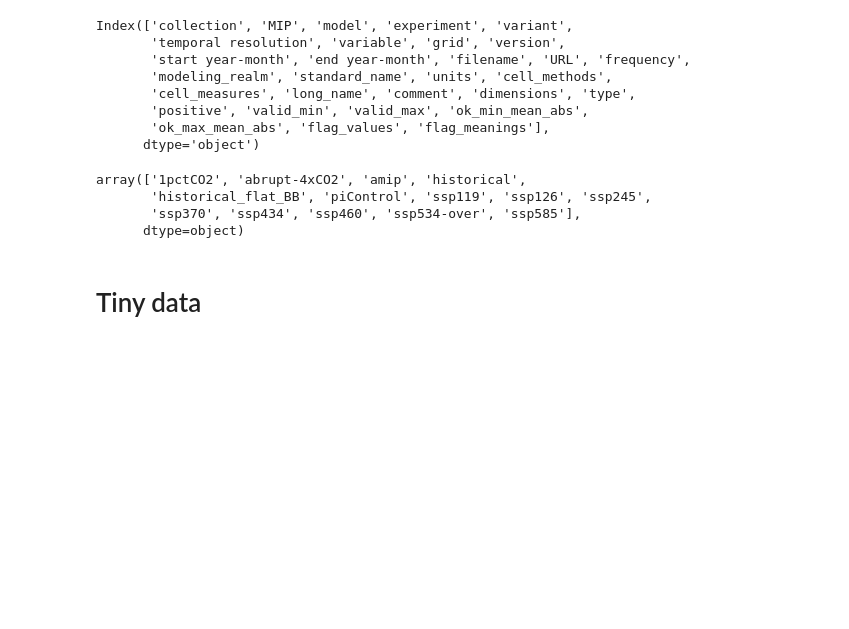
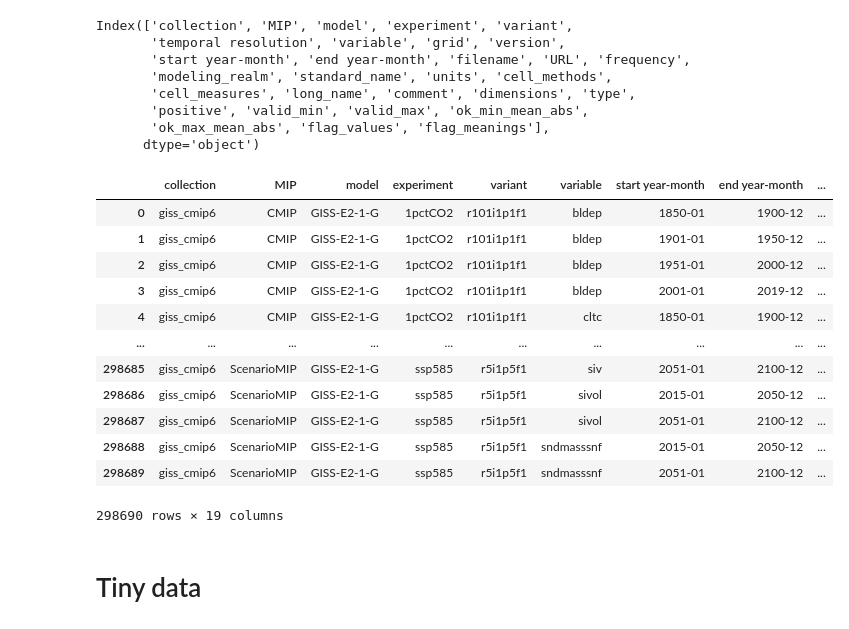
Before and after one commit to mhendri/climate_pal, a Jupyter notebook: langchain_demo/pandas-debug.ipynb, the cells around one changed output. Cells and saved outputs as stored; diff of their text form; code cells hidden in the pictures; blank space fills up the shorter version.

```diff
--- a/langchain_demo/pandas-debug.ipynb
+++ b/langchain_demo/pandas-debug.ipynb
@@ -170,13 +170,24 @@ Index(['collection', 'MIP', 'model', 'experiment', 'variant',
        'positive', 'valid_min', 'valid_max', 'ok_min_mean_abs',
        'ok_max_mean_abs', 'flag_values', 'flag_meanings'],
       dtype='object')
-# %%
-dfm['experiment'].unique()
-# %% [output]
-array(['1pctCO2', 'abrupt-4xCO2', 'amip', 'historical',
-       'historical_flat_BB', 'piControl', 'ssp119', 'ssp126', 'ssp245',
-       'ssp370', 'ssp434', 'ssp460', 'ssp534-over', 'ssp585'],
-      dtype=object)
+# %%
+dfmsub = dfm.drop(['temporal resolution', 'grid', 'version', 'type', 'positive', 'valid_min', 'valid_max',
+        'ok_min_mean_abs', 'ok_max_mean_abs', 'flag_values', 'flag_meanings'], axis=1)
+dfmsub
+# %% [output]
+|  | collection | MIP | model | experiment | variant | variable | start year-month | end year-month | ... |
+| 0 | giss_cmip6 | CMIP | GISS-E2-1-G | 1pctCO2 | r101i1p1f1 | bldep | 1850-01 | 1900-12 | ... |
+| 1 | giss_cmip6 | CMIP | GISS-E2-1-G | 1pctCO2 | r101i1p1f1 | bldep | 1901-01 | 1950-12 | ... |
+| 2 | giss_cmip6 | CMIP | GISS-E2-1-G | 1pctCO2 | r101i1p1f1 | bldep | 1951-01 | 2000-12 | ... |
+| 3 | giss_cmip6 | CMIP | GISS-E2-1-G | 1pctCO2 | r101i1p1f1 | bldep | 2001-01 | 2019-12 | ... |
+| 4 | giss_cmip6 | CMIP | GISS-E2-1-G | 1pctCO2 | r101i1p1f1 | cltc | 1850-01 | 1900-12 | ... |
+| ... | ... | ... | ... | ... | ... | ... | ... | ... | ... |
+| 298685 | giss_cmip6 | ScenarioMIP | GISS-E2-1-G | ssp585 | r5i1p5f1 | siv | 2051-01 | 2100-12 | ... |
+| 298686 | giss_cmip6 | ScenarioMIP | GISS-E2-1-G | ssp585 | r5i1p5f1 | sivol | 2015-01 | 2050-12 | ... |
+| 298687 | giss_cmip6 | ScenarioMIP | GISS-E2-1-G | ssp585 | r5i1p5f1 | sivol | 2051-01 | 2100-12 | ... |
+| 298688 | giss_cmip6 | ScenarioMIP | GISS-E2-1-G | ssp585 | r5i1p5f1 | sndmasssnf | 2015-01 | 2050-12 | ... |
+| 298689 | giss_cmip6 | ScenarioMIP | GISS-E2-1-G | ssp585 | r5i1p5f1 | sndmasssnf | 2051-01 | 2100-12 | ... |
+298690 rows × 19 columns
 # %% [markdown]
 # Tiny data
 # %%
```
Also changed, not shown: parts of 6 cells of this notebook.
